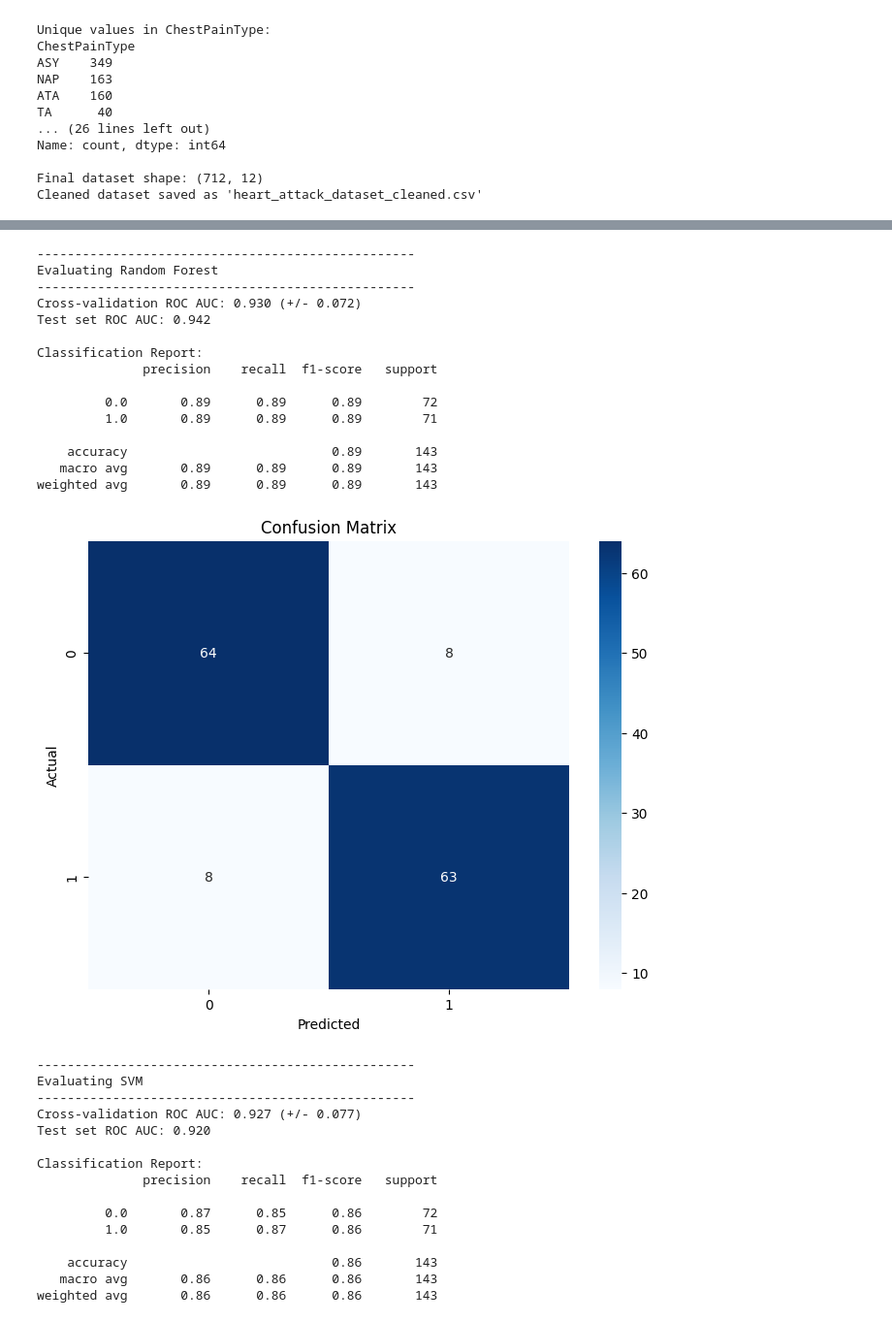
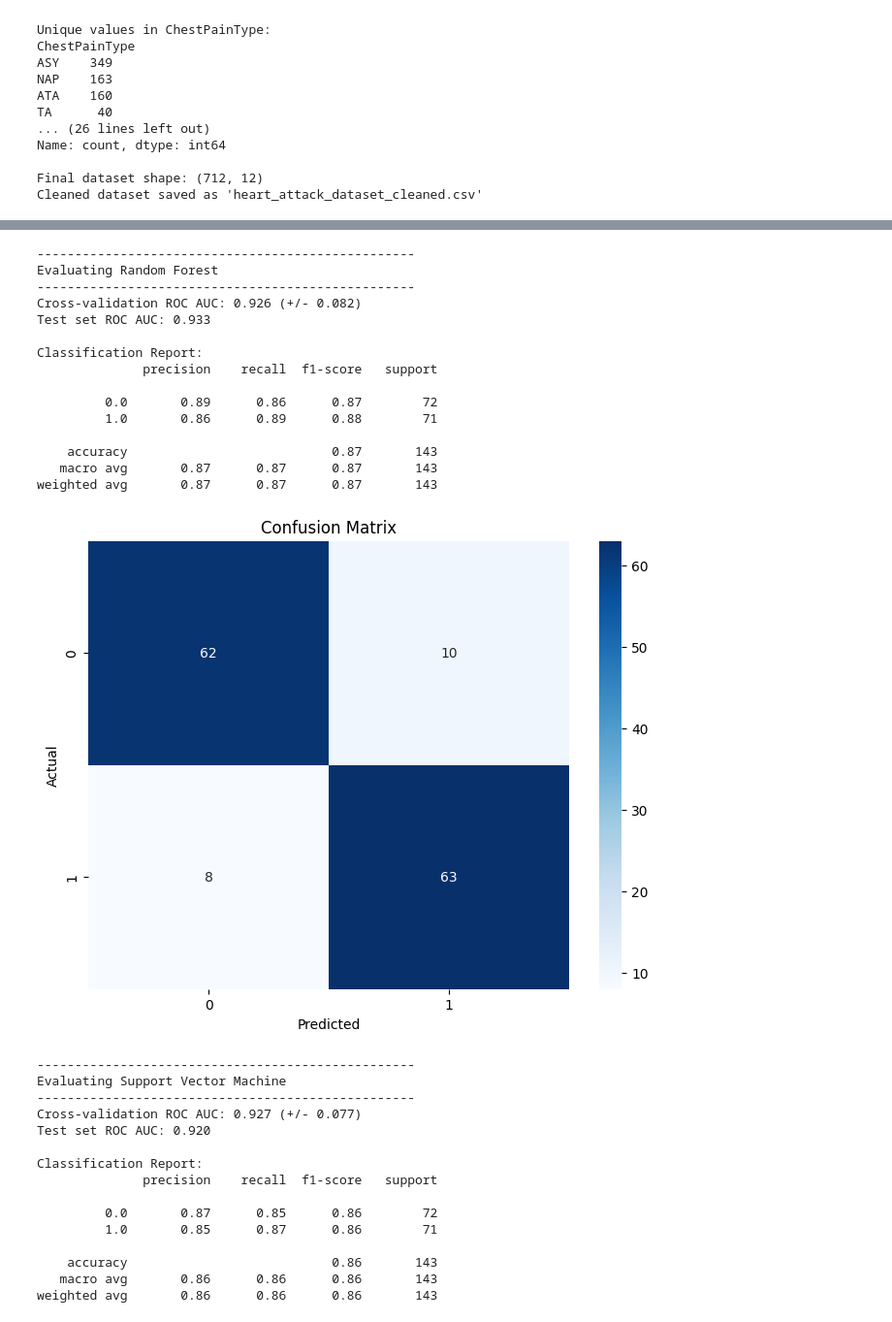
Before and after one commit to zizo155/Heart-Failure-Prediction-, a Jupyter notebook: heart_failure.ipynb, the cells around one changed output, grey strips where cells are left out. Shown at 97% size. Cells and saved outputs as stored; diff of their text form; code cells hidden in the pictures.

```diff
--- a/heart_failure.ipynb
+++ b/heart_failure.ipynb
@@ -418,7 +418,29 @@ dtype: int64
 
 Final dataset shape: (712, 29)
 # %%
-# Confusion Matrix
+
+X = df.drop('HeartDisease', axis=1)  # Features
+y = df['HeartDisease']  # Target
+
+
+
+
+# Split the data into training and testing sets
+X_train, X_test, y_train, y_test = train_test_split(X, y, test_size=0.2, random_state=42)
+
+# Scale the features (if scaling is needed)
+scaler = StandardScaler()
+X_train_scaled = scaler.fit_transform(X_train)
+X_test_scaled = scaler.transform(X_test)
+
+# Define the models to evaluate
+models = {
+    'Logistic Regression': LogisticRegression(),
+    'Random Forest': RandomForestClassifier(),
+    'Support Vector Machine': SVC(probability=True)
+}
+
+# Define the evaluation function
 def evaluate_model(model, X, y, X_test, y_test):
     # Cross-validation
     cv_scores = cross_val_score(model, X, y, cv=5, scoring='roc_auc')
@@ -447,43 +469,43 @@ def evaluate_model(model, X, y, X_test, y_test):
 
 # Evaluate each model
 for name, model in models.items():
     print(f"\n{'-'*50}\nEvaluating {name}\n{'-'*50}")
     evaluate_model(model, X_train_scaled, y_train, X_test_scaled, y_test)
 # %% [output]
 --------------------------------------------------
 Evaluating Logistic Regression
 --------------------------------------------------
 Cross-validation ROC AUC: 0.926 (+/- 0.069)
 Test set ROC AUC: 0.921
 
 Classification Report:
               precision    recall  f1-score   support
 
          0.0       0.83      0.88      0.85        72
          1.0       0.87      0.82      0.84        71
 
     accuracy                           0.85       143
    macro avg       0.85      0.85      0.85       143
 weighted avg       0.85      0.85      0.85       143
 [figure]
 --------------------------------------------------
 Evaluating Random Forest
 --------------------------------------------------
-Cross-validation ROC AUC: 0.930 (+/- 0.072)
-Test set ROC AUC: 0.942
+Cross-validation ROC AUC: 0.926 (+/- 0.082)
+Test set ROC AUC: 0.933
 
 Classification Report:
               precision    recall  f1-score   support
 
-         0.0       0.89      0.89      0.89        72
-         1.0       0.89      0.89      0.89        71
+         0.0       0.89      0.86      0.87        72
+         1.0       0.86      0.89      0.88        71
 
-    accuracy                           0.89       143
-   macro avg       0.89      0.89      0.89       143
-weighted avg       0.89      0.89      0.89       143
+    accuracy                           0.87       143
+   macro avg       0.87      0.87      0.87       143
+weighted avg       0.87      0.87      0.87       143
-[figure, old version]
+[figure, new version]
 --------------------------------------------------
-Evaluating SVM
+Evaluating Support Vector Machine
 --------------------------------------------------
 Cross-validation ROC AUC: 0.927 (+/- 0.077)
 Test set ROC AUC: 0.920
```
Also changed, not shown: parts of 1 cell of this notebook.
